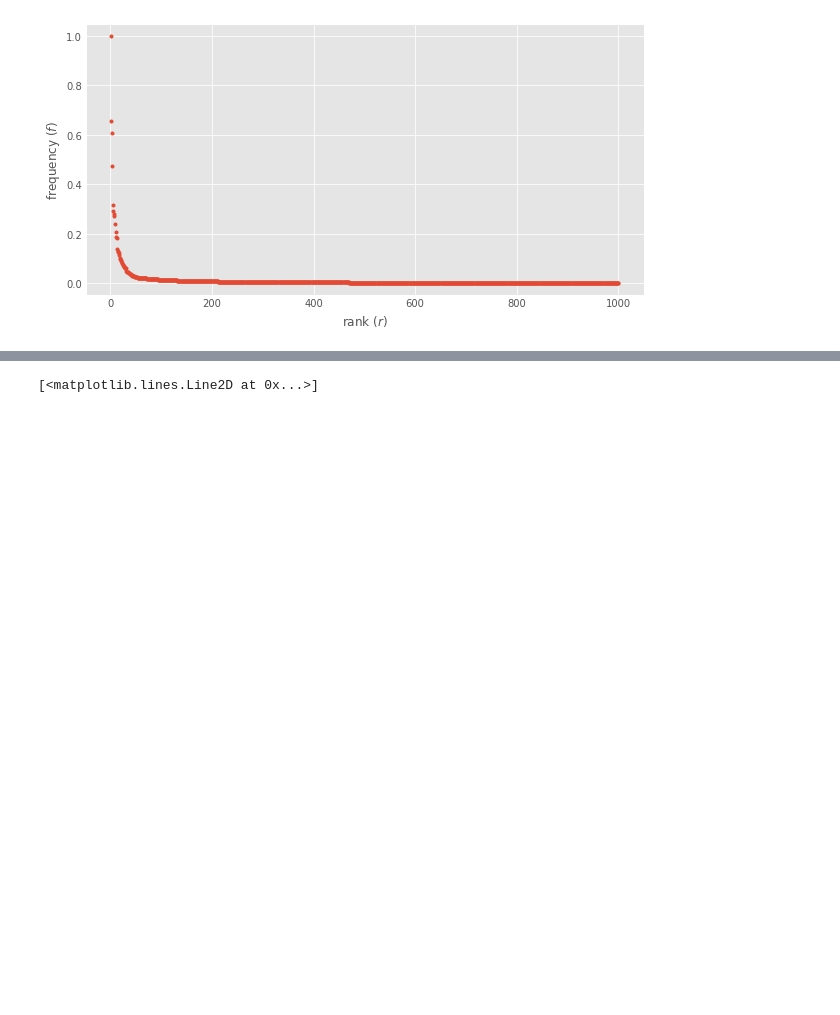
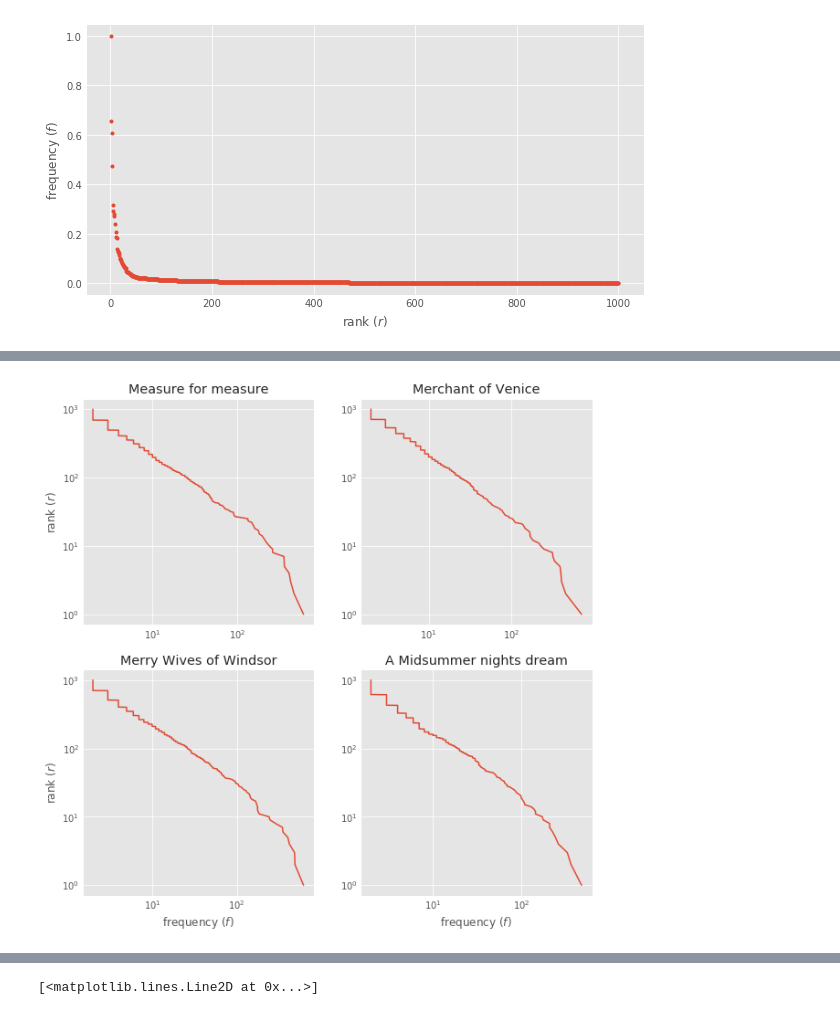
Before and after one commit to michaelneuder/shakespeare, a Jupyter notebook: bin/other_corpora.ipynb, the cells around one changed output, grey strips where cells are left out. Cells and saved outputs as stored; diff of their text form; code cells hidden in the pictures; blank space fills up the shorter version.

```diff
--- a/bin/other_corpora.ipynb
+++ b/bin/other_corpora.ipynb
@@ -42,9 +54,2 @@ plt.savefig('modern_normal.png')
 # %%
 shake_data = pd.read_csv(os.path.join(data_path, 'Shakespeare_data.csv'))
-# %%
-words = ''
-remove = string.punctuation
-pattern = r"[{}]".format(remove)
-
-for index, row in shake_data.iterrows():
-    words += re.sub(pattern, "",row['PlayerLine'].lower())
@@ -121,0 +76,38 @@ Ttest_relResult(statistic=11.007158078965103, pvalue=1.1208721185766098e-26)
+# %%
+def getFreqs(data, play):
+    data = data[data.Play == play]
+    words = ''
+    remove = string.punctuation
+    pattern = r"[{}]".format(remove)
+
+    for index, row in data.iterrows():
+        words += re.sub(pattern, "",row['PlayerLine'].lower())
+
+    words = words.split()
+    counts = dict()
+    for word in words:
+        counts[word] = counts.get(word, 0) + 1
+    sorted_by_value = sorted(counts.items(), key=lambda kv: kv[1])
+    sorted_max = sorted_by_value[::-1]
+    return [val[1] for val in sorted_max[:1000]]
+# %%
+freqs = {}
+for key in list(shake_data['Play'].drop_duplicates()):
+    freqs[key] = getFreqs(shake_data, key)
+# %%
+f, ax_dict = plt.subplots(2,2, figsize = (10,10))
+ax_dict = ax_dict.flatten()
+ii = 0
+for key in list(freqs.keys())[18:]:
+    ax_dict[ii].loglog(freqs[key], np.arange(1, len(freqs[key])+1))
+    ax_dict[ii].set_title(key)
+    if ii % 2 == 0:
+        ax_dict[ii].set_ylabel('rank ($r$)')
+    if ii >= 2:
+        ax_dict[ii].set_xlabel('frequency ($f$)')
+    ii += 1
+    if ii > 3:
+        break
+plt.savefig('shake_plots.png')
+# %% [output]
+[figure, added]
```
Also changed, not shown: parts of 19 cells of this notebook, 3 other files.
